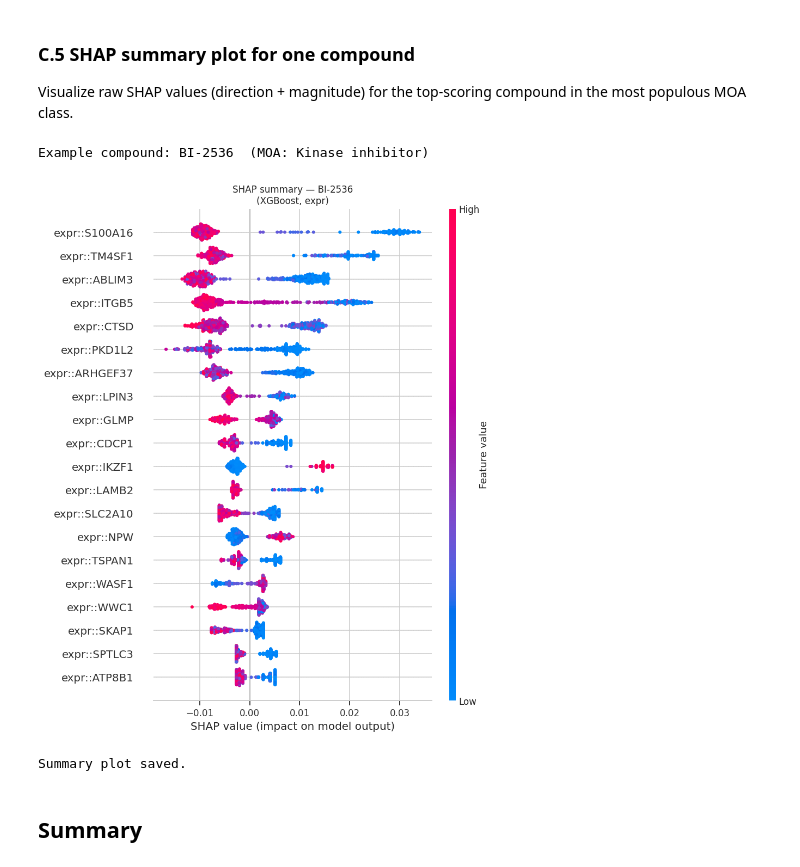
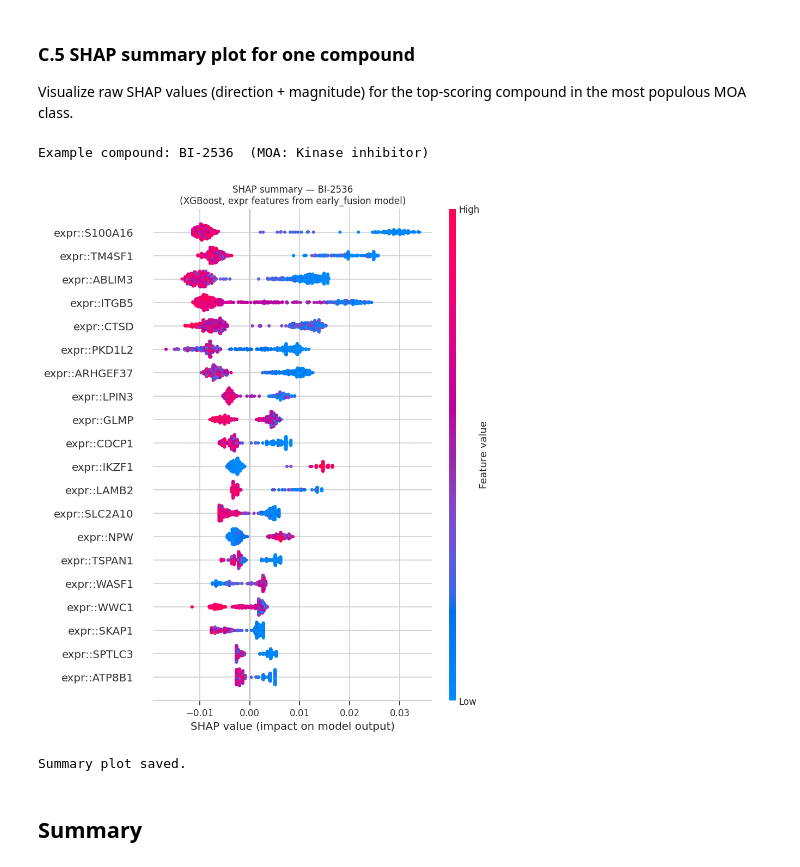
Before and after one commit to Hrishikesh332/Multi-Omics-Mechanism-Modelling-AAC, a Jupyter notebook: 03_shap_moa_analysis.ipynb, the cells around one changed output. Cells and saved outputs as stored; diff of their text form; code cells hidden in the pictures.

```diff
--- a/03_shap_moa_analysis.ipynb
+++ b/03_shap_moa_analysis.ipynb
@@ -353,6 +398,12 @@ def assign_moa_class(moa_str: str) -> str:
     return "Other/Unknown"
 # %%
-df_moa_raw["moa_class"] = df_moa_raw["mechanism_of_action"].apply(assign_moa_class)
+df_moa_raw["moa_class"] = df_moa_raw.apply(
+    lambda row: assign_moa_class(
+        row["mechanism_of_action"],
+        row.get("compound", "")
+    ),
+    axis=1
+)
 
 class_counts = df_moa_raw["moa_class"].value_counts()
 print("MOA class distribution:")
@@ -370,0 +423,11 @@ Metabolic                    1
+# %%
+eligible_path = RESULTS_DIR / "eligible_compounds.csv"
+if eligible_path.exists():
+    eligible_names = pd.read_csv(eligible_path)["compound"].tolist()
+    df_moa_modeled = df_moa_raw[df_moa_raw["compound"].isin(eligible_names)].copy()
+else:
+    df_moa_modeled = df_moa_raw.copy()
+
+print(f"\nMOA distribution — only modeled compounds "
+      f"(n={len(df_moa_modeled)} from {len(df_moa_raw)} overall):")
+print(df_moa_modeled["moa_class"].value_counts().to_string())
@@ -1099,10 +1169,11 @@ if example_compound is None:
     print("No compound found for summary plot — skip.")
 else:
     print(f"Example compound: {example_compound}  (MOA: {target_class})")
-    if SHAP_MODE == "early_fusion":
-        X_layer = feature_sets["early_fusion"]
-    else:
-        X_layer = feature_sets[BEST_FEATURE_KEY]
+
+    primary_layer = moa_layer_df.loc[target_class].idxmax()
+
+    inference_key = BEST_STRATEGY if BEST_STRATEGY in feature_sets else "early_fusion"
+    X_layer = feature_sets[inference_key]
 
     feat_names = X_layer.columns.to_numpy()
     n_feats = len(feat_names)
@@ -1113,52 +1184,52 @@ else:
     model_ex = load_fold_model(BEST_MODEL_FAMILY, example_compound,
                                 BEST_STRATEGY, 1)
     if model_ex is not None:
         from sklearn.model_selection import KFold
         kf = KFold(n_splits=N_SPLITS, shuffle=True, random_state=42)
         splits = list(kf.split(valid_ids))
         train_idx, _ = splits[0]
         train_ids = valid_ids[train_idx]
 
         X_tr_np  = X_layer.loc[train_ids].to_numpy(dtype=np.float32)
         X_all_np = X_layer.loc[valid_ids].to_numpy(dtype=np.float32)
 
         try:
             sv = compute_shap_values(model_ex, X_tr_np, X_all_np, n_feats)
-            SHOW_ONLY_PRIMARY_LAYER = True
 
-            if SHAP_MODE == "early_fusion" and SHOW_ONLY_PRIMARY_LAYER:
-                primary_layer = moa_layer_df.loc[target_class].idxmax()
-                layer_mask = np.array([
-                    str(fn).split("::", 1)[0] == primary_layer for fn in feat_names
-                ])
-                layer_feat_idx = np.where(layer_mask)[0]
-                mean_abs_in_layer = np.abs(sv[:, layer_feat_idx]).mean(axis=0)
-                top20_idx = layer_feat_idx[np.argsort(mean_abs_in_layer)[-20:][::-1]]
-                plot_title_layer = primary_layer
-            else:
-                top20_idx = np.abs(sv).mean(axis=0).argsort()[-20:][::-1]
-                plot_title_layer = "all layers"
+            if "::" in feat_names[0]:  # early_fusion (prefixed features)
+                layer_mask = np.array([f.startswith(f"{primary_layer}::")
+                                       for f in feat_names])
+                sv_layer   = sv[:, layer_mask]
+                X_vis      = X_layer.loc[valid_ids].iloc[:, layer_mask]
+                plot_title = (f"SHAP summary — {example_compound}\n"
+                              f"({BEST_MODEL_FAMILY}, {primary_layer} "
+                              f"features from {inference_key} model)")
+            else:  # single-omics
+                sv_layer = sv
+                X_vis    = X_layer.loc[valid_ids]
+                plot_title = (f"SHAP summary — {example_compound}\n"
+                              f"({BEST_MODEL_FAMILY}, {primary_layer} layer)")
+
+            top20_idx = np.abs(sv_layer).mean(axis=0).argsort()[-20:][::-1]
 
             shap.summary_plot(
-                sv[:, top20_idx],
-                X_layer.loc[valid_ids].iloc[:, top20_idx],
+                sv_layer[:, top20_idx],
+                X_vis.iloc[:, top20_idx],
                 plot_type="dot",
                 show=False,
                 max_display=20,
             )
-            plt.title(f"SHAP summary — {example_compound}\n"
-                      f"({BEST_MODEL_FAMILY}, {plot_title_layer})",
-                      fontsize=11)
+            plt.title(plot_title, fontsize=11)
             plt.tight_layout()
             plt.savefig(SHAP_DIR / f"shap_summary_{safe_compound_name(example_compound)}.png",
                         dpi=150, bbox_inches="tight")
             plt.show()
             print("Summary plot saved.")
         except Exception as e:
             print(f"Summary plot failed: {e}")
 # %% [output]
 Example compound: BI-2536  (MOA: Kinase inhibitor)
-[figure, old version]
+[figure, new version]
 Summary plot saved.
 # %% [markdown]
 ## Summary
```
Also changed, not shown: parts of 13 cells of this notebook.
